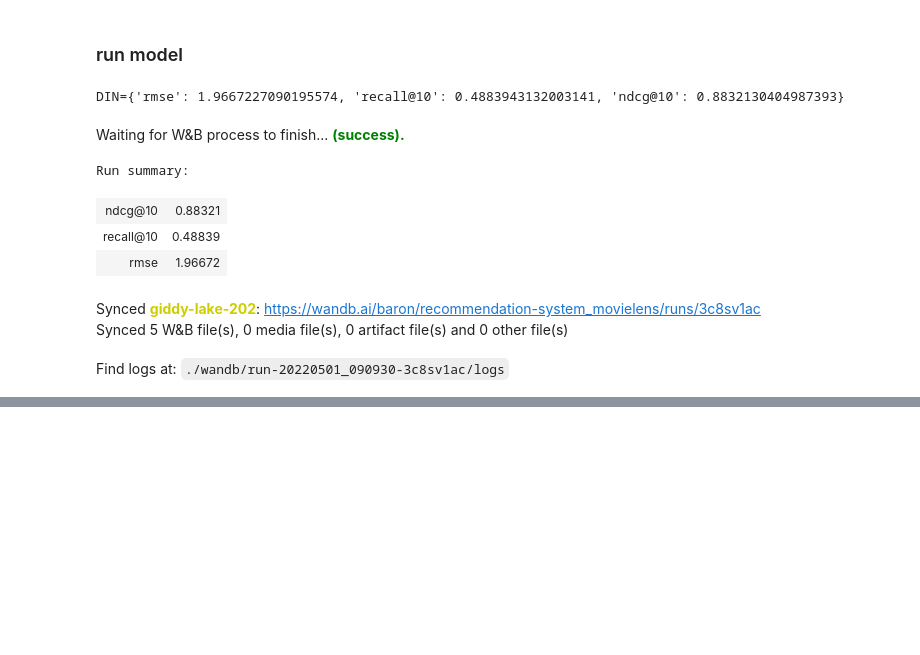
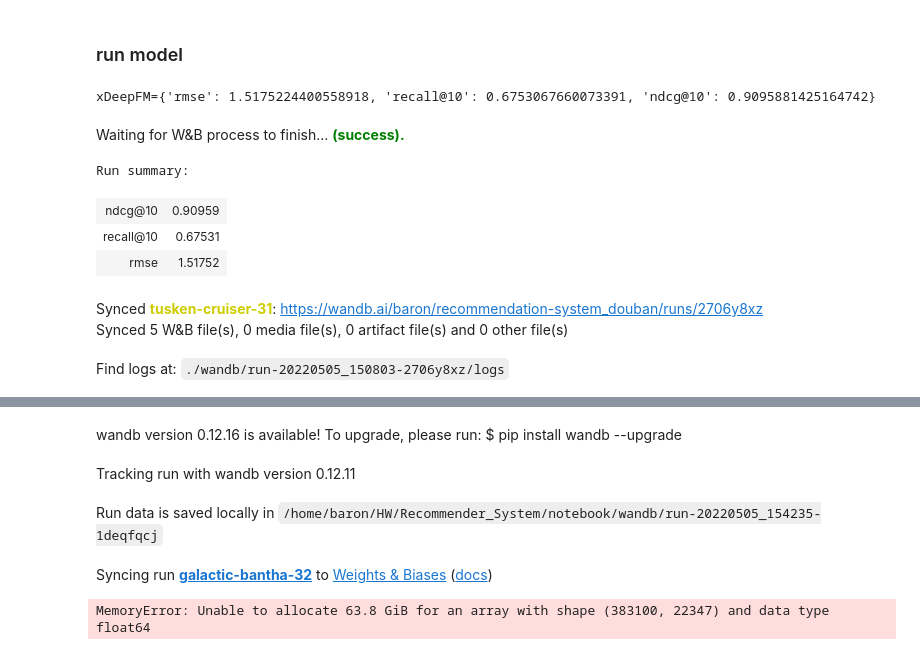
Before and after one commit to Baron1014/recommender_system, a Jupyter notebook: notebook/Rec_Sys.ipynb, the cells around one changed output, grey strips where cells are left out. Saved outputs shown, nothing was run; the diff lists cells and outputs as text; code cells hidden in the pictures; blank space fills up the shorter version.

Commit message:
run douban and yelp

```diff
--- a/notebook/Rec_Sys.ipynb
+++ b/notebook/Rec_Sys.ipynb
@@ -69,7 +69,7 @@ def get_uij(data, users, items, sample_rate=1000):
         else:
             if len(item_compare)!= 0:
                 uij = np.vstack((uij, np.array(item_compare)))
-            if len(item_neg)!= 0:
+            if len(item_neg)!= 0 and uij_neg.shape[0]!=0:
                 uij_neg = np.vstack((uij_neg, np.array(item_neg)))
 
         if ii%300==0:
@@ -334,7 +334,7 @@ filter_data[:, 1] += 1
 # le.inverse_transform(yelp_training_encoder)
 print(f"使用者評分大於三次的共有：{filter_data.shape}")
 # 是否加上假資料
-fake=False
+fake=True
 if fake:
     # 取得加上使用者未評分的sample假資料
     filter_data = get_norating_data(filter_data)
@@ -350,7 +350,7 @@ yelp_testing_df = generate_with_feature(yelp_testing_data, users_dict, items_dic
 print("users: ", len(yelp_users))
 print("items: ", len(business))
 # generarte one hot encoding
-bpr = True
+bpr = False
 if bpr:
     # get uij index
     uij_pos, uij_neg = get_uij(yelp_training_data, yelp_users, business)
@@ -1498,35 +1597,52 @@ def afm(dataframe, testing_data, test_index, users, movies, dataset='movielens')
 # %% [markdown]
 ### run model
 # %%
-# 1. Attentional Factorization Machines
-afm(movielens_training_df, movielens_testing_df, test_index, len_users, movies)
-# 3. xDeepFM
-xdeepfm(movielens_training_df, movielens_testing_df, test_index, len_users, movies)
-# 4. Deep Interest Network
-din(movielens_training_df, movielens_testing_df, test_index, len_users, movies)
+# # 1. Attentional Factorization Machines
+# afm(movielens_training_df, movielens_testing_df, test_index, len_users, movies)
+# # 3. xDeepFM
+# xdeepfm(movielens_training_df, movielens_testing_df, test_index, len_users, movies)
+# # 4. Deep Interest Network
+# din(movielens_training_df, movielens_testing_df, test_index, len_users, movies)
 
 # print("==========\nYelp:\n==========")
-# 1. Attentional Factorization Machines
-afm(movielens_training_df, movielens_testing_df, test_index, len_users, movies, dataset='yelp')
-# 3. xDeepFM
-xdeepfm(movielens_training_df, movielens_testing_df, test_index, len_users, movies, dataset='yelp')
-# 4. Deep Interest Network
-din(movielens_training_df, movielens_testing_df, test_index, len_users, movies, dataset='yelp')
+# # 1. Attentional Factorization Machines
+# afm(yelp_training_df, yelp_testing_df, test_index_yelp, yelp_users, business, dataset='yelp',
+#     sparse=['user', 'business', 'business_city', 'business_category', 'user_compliment'],
+#     y = ['rating'])
+# # 3. xDeepFM
+# xdeepfm(yelp_training_df, yelp_testing_df, test_index_yelp, yelp_users, business, dataset='yelp',
+#     sparse=['user', 'business', 'business_city', 'business_category'],
+#     dense=['user_compliment'],
+#     y = ['rating'])
+# # 4. Deep Interest Network
+# din(yelp_training_df, yelp_testing_df, test_index_yelp, yelp_users, business, watch_history = ['business', 'business_category'], dataset='yelp',
+#     sparse=['user', 'business', 'business_city', 'business_category'],
+#     dense=['user_compliment'],
+#     y = ['rating'])
 
 # print("==========\nDouban Book:\n==========")
 # 1. Attentional Factorization Machines
-afm(movielens_training_df, movielens_testing_df, test_index, len_users, movies, dataset='douban')
+afm(douban_training_df, douban_testing_df, test_index_douban, douban_users, books, dataset='douban',
+    sparse=['user', 'book', 'user_location', 'book_author', 'book_publisher', 'user_group'],
+    dense=['book_year'],
+    y = ['rating'])
 # 3. xDeepFM
-xdeepfm(movielens_training_df, movielens_testing_df, test_index, len_users, movies, dataset='douban')
+xdeepfm(douban_training_df, douban_testing_df, test_index_douban, douban_users, books, dataset='douban',
+    sparse=['user', 'book', 'user_location', 'book_author', 'book_publisher', 'user_group'],
+    dense=['book_year'],
+    y = ['rating'])
 # 4. Deep Interest Network
-din(movielens_training_df, movielens_testing_df, test_index, len_users, movies, dataset='douban')
+din(douban_training_df, douban_testing_df, test_index_douban, douban_users, books, watch_history = ['book', 'book_publisher'], dataset='douban',
+    sparse=['user', 'book', 'user_location', 'book_author', 'book_publisher', 'user_group'],
+    dense=['book_year'],
+    y = ['rating'])
 # %% [output]
-DIN={'rmse': 1.9667227090195574, 'recall@10': 0.4883943132003141, 'ndcg@10': 0.8832130404987393}
+xDeepFM={'rmse': 1.5175224400558918, 'recall@10': 0.6753067660073391, 'ndcg@10': 0.9095881425164742}
 Waiting for W&B process to finish... (success).
 Run summary:
-| ndcg@10 | 0.88321 |
-| recall@10 | 0.48839 |
-| rmse | 1.96672 |
+| ndcg@10 | 0.90959 |
+| recall@10 | 0.67531 |
+| rmse | 1.51752 |
-Synced giddy-lake-202: https://wandb.ai/baron/recommendation-system_movielens/runs/3c8sv1ac
+Synced tusken-cruiser-31: https://wandb.ai/baron/recommendation-system_douban/runs/2706y8xz
 Synced 5 W&B file(s), 0 media file(s), 0 artifact file(s) and 0 other file(s)
-Find logs at: ./wandb/run-20220501_090930-3c8sv1ac/logs
+Find logs at: ./wandb/run-20220505_150803-2706y8xz/logs
@@ -1532,0 +1651,5 @@ Find logs at: ./wandb/run-20220501_090930-3c8sv1ac/logs
+wandb version 0.12.16 is available! To upgrade, please run: $ pip install wandb --upgrade
+Tracking run with wandb version 0.12.11
+Run data is saved locally in /home/baron/HW/Recommender_System/notebook/wandb/run-20220505_154235-1deqfqcj
+Syncing run galactic-bantha-32 to Weights & Biases (docs)
+MemoryError: Unable to allocate 63.8 GiB for an array with shape (383100, 22347) and data type float64
```
Also changed, not shown: parts of 8 cells of this notebook.
